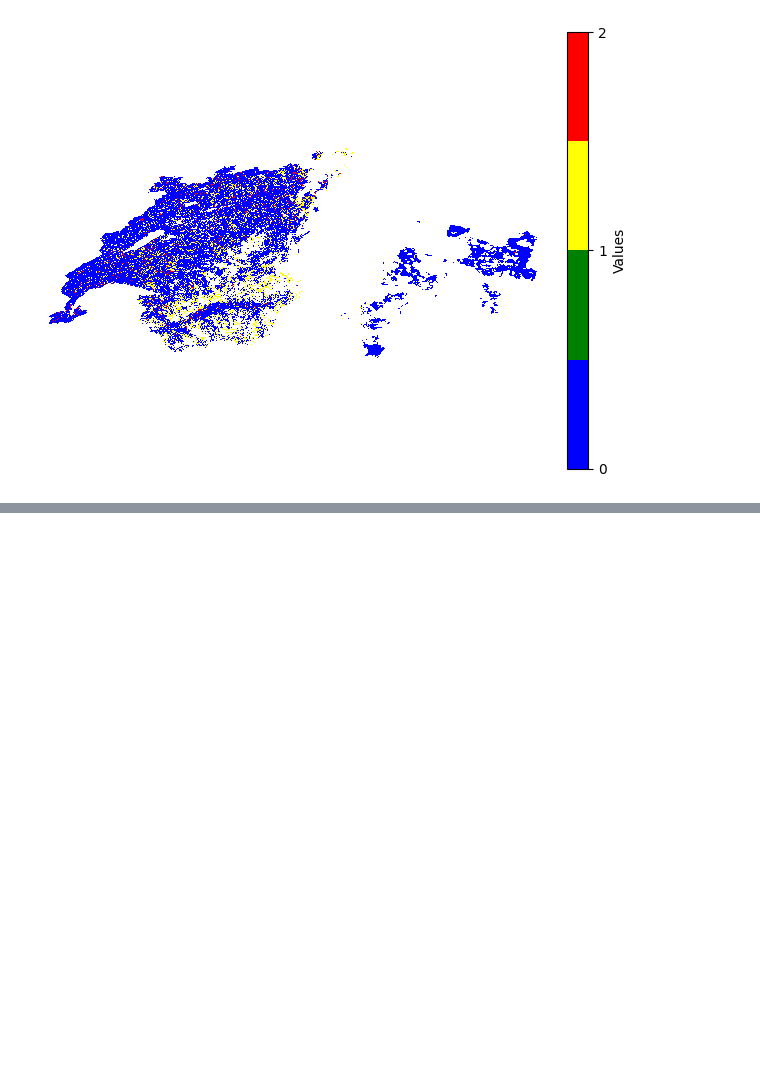
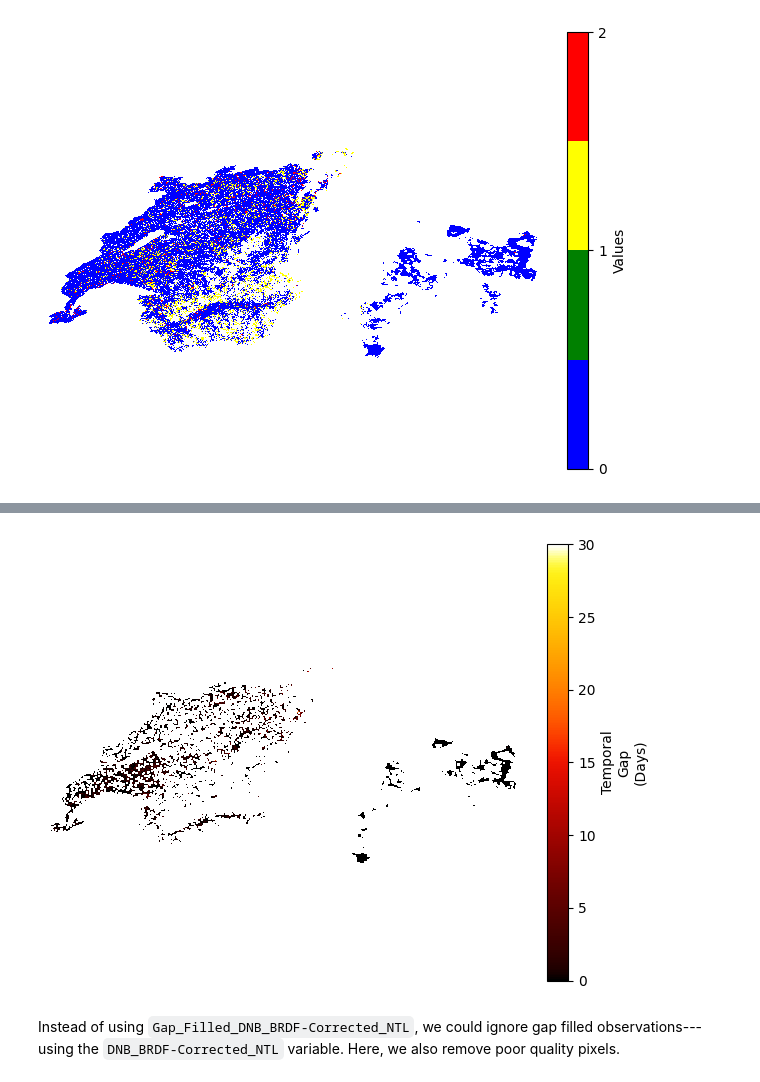
Before and after one commit to worldbank/blackmarblepy, a Jupyter notebook: examples/asses-quality.ipynb, the cells around one changed output, grey strips where cells are left out. Cells and saved outputs as stored; diff of their text form; code cells hidden in the pictures; blank space fills up the shorter version.

```diff
--- a/examples/asses-quality.ipynb
+++ b/examples/asses-quality.ipynb
@@ -196,0 +219,17 @@ plt.tight_layout()
+# %%
+ntl_tmp_gap_r = bm_raster(roi = gdf,
+                          product_id = "VNP46A2",
+                          date = "2023-01-01",
+                          bearer = bearer,
+                          variable = "Latest_High_Quality_Retrieval")
+# %%
+r_np = ntl_tmp_gap_r.read(1)
+r_np[r_np == 255] = np.nan
+plt.imshow(r_np, cmap=cc.cm.fire)
+plt.axis("off")
+plt.colorbar(label='Temporal\nGap\n(Days)')  # Add a colorbar with ticks for discrete values
+plt.tight_layout()
+# %% [output]
+[figure, added]
+# %% [markdown]
+Instead of using `Gap_Filled_DNB_BRDF-Corrected_NTL`, we could ignore gap filled observations---using the `DNB_BRDF-Corrected_NTL` variable. Here, we also remove poor quality pixels.
```
Also changed, not shown: parts of 25 cells of this notebook, 4 other files.
